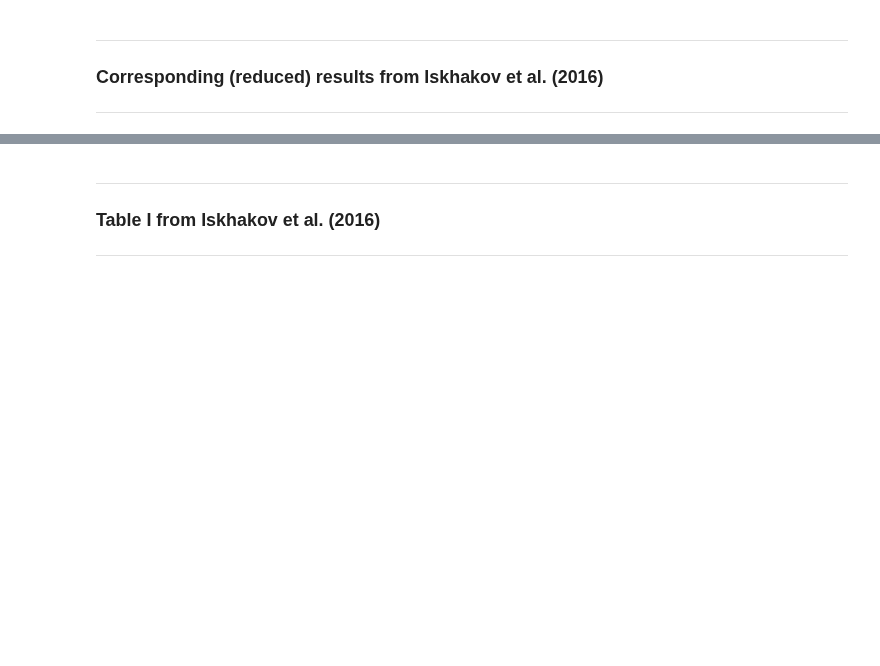
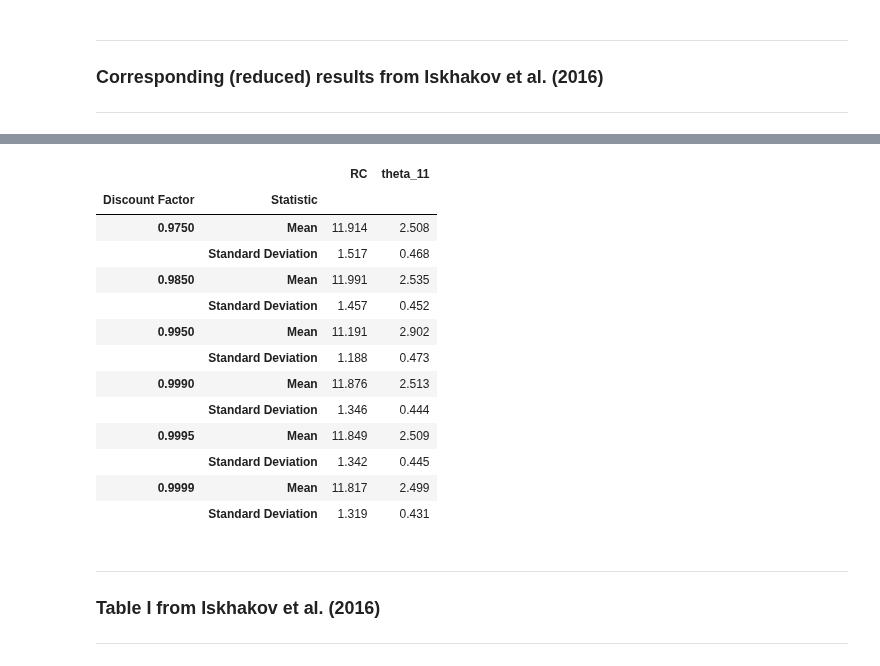
Before and after one commit to OpenSourceEconomics/ruspy, a Jupyter notebook: promotion/replication/replication_iskhakov_et_al_2016.ipynb, the cells around one changed output, grey strips where cells are left out. Saved outputs shown, nothing was run; the diff lists cells and outputs as text; code cells hidden in the pictures; blank space fills up the shorter version.

```diff
--- a/promotion/replication/replication_iskhakov_et_al_2016.ipynb
+++ b/promotion/replication/replication_iskhakov_et_al_2016.ipynb
@@ -239,3 +209,20 @@ NFXP_Iskhakov
+# %%
+NFXP_Iskhakov.astype(float).round(3)
+# %% [output]
+|  |  | RC | theta_11 |
+| Discount Factor | Statistic |  |  |
+| 0.9750 | Mean | 11.914 | 2.508 |
+|  | Standard Deviation | 1.517 | 0.468 |
+| 0.9850 | Mean | 11.991 | 2.535 |
+|  | Standard Deviation | 1.457 | 0.452 |
+| 0.9950 | Mean | 11.191 | 2.902 |
+|  | Standard Deviation | 1.188 | 0.473 |
+| 0.9990 | Mean | 11.876 | 2.513 |
+|  | Standard Deviation | 1.346 | 0.444 |
+| 0.9995 | Mean | 11.849 | 2.509 |
+|  | Standard Deviation | 1.342 | 0.445 |
+| 0.9999 | Mean | 11.817 | 2.499 |
+|  | Standard Deviation | 1.319 | 0.431 |
 # %% [markdown]
 ---
 ### Table I from Iskhakov et al. (2016)
```
Also changed, not shown: parts of 14 cells of this notebook, 8 other files.
